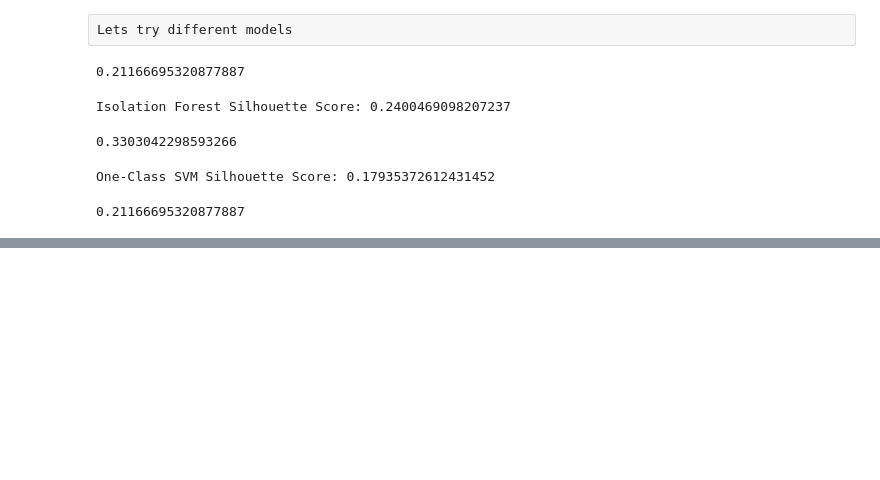
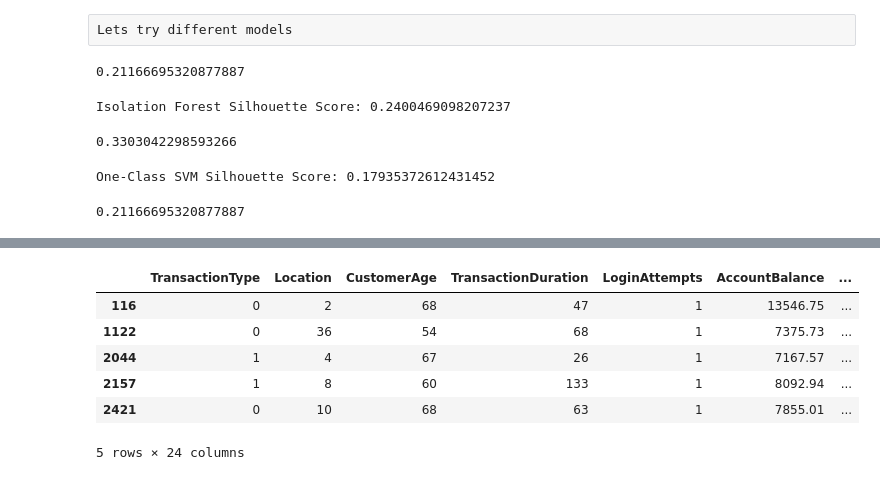
Before and after one commit to AIShaktiNeil/Python_Fingertips, a Jupyter notebook: US_bank_anomalyDetection.ipynb, the cells around one changed output, grey strips where cells are left out. Drawn from its saved outputs; the diff is of its cells as text; code cells hidden in the pictures; blank space fills up the shorter version.

```diff
--- a/US_bank_anomalyDetection.ipynb
+++ b/US_bank_anomalyDetection.ipynb
@@ -486,0 +524,10 @@ silhouette_score(df_pca,df_date_dropped['cluster'])
+# %%
+fraud_candidates.head()
+# %% [output]
+|  | TransactionType | Location | CustomerAge | TransactionDuration | LoginAttempts | AccountBalance | ... |
+| 116 | 0 | 2 | 68 | 47 | 1 | 13546.75 | ... |
+| 1122 | 0 | 36 | 54 | 68 | 1 | 7375.73 | ... |
+| 2044 | 1 | 4 | 67 | 26 | 1 | 7167.57 | ... |
+| 2157 | 1 | 8 | 60 | 133 | 1 | 8092.94 | ... |
+| 2421 | 0 | 10 | 68 | 63 | 1 | 7855.01 | ... |
+5 rows × 24 columns
```
Also changed, not shown: parts of 9 cells of this notebook.
